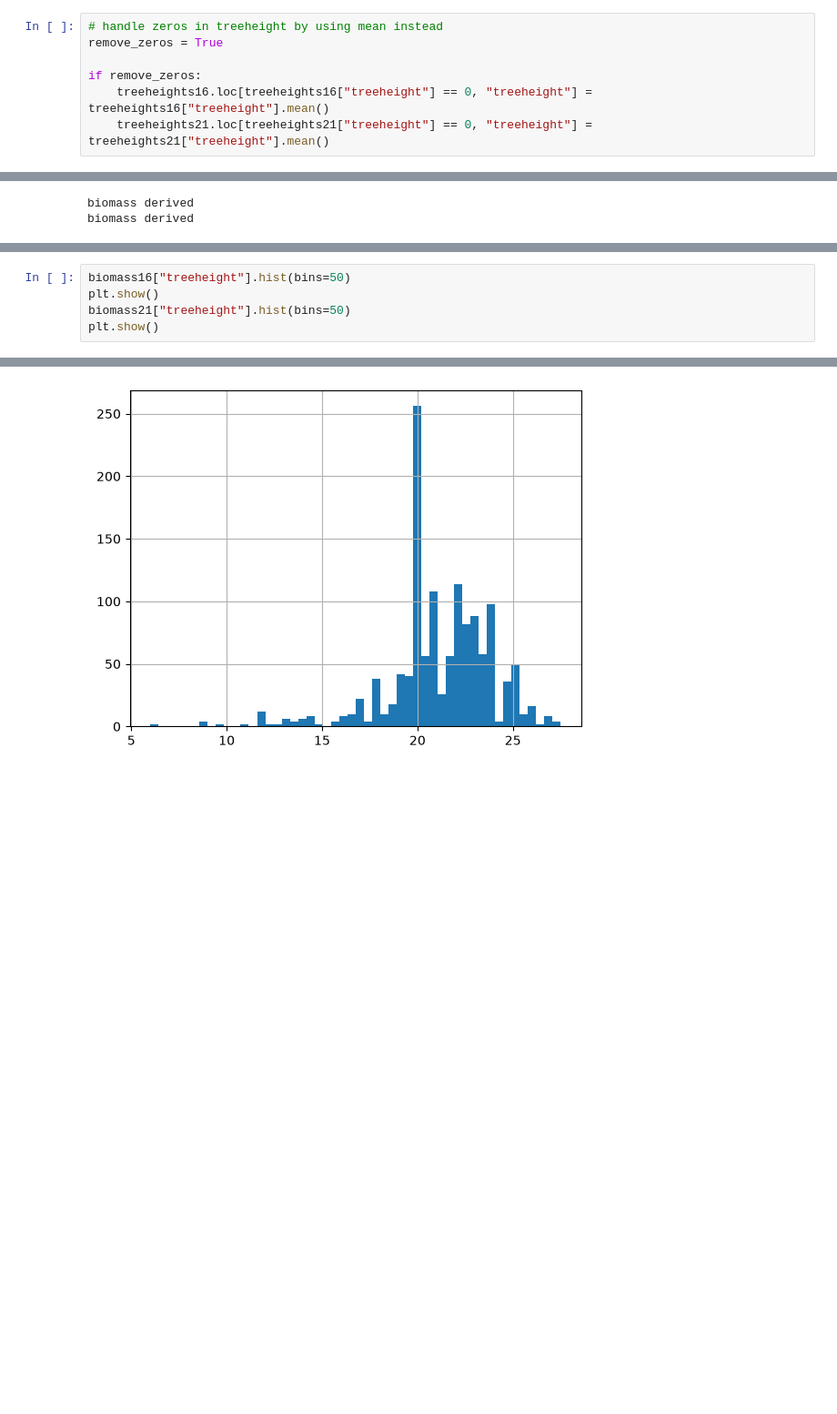
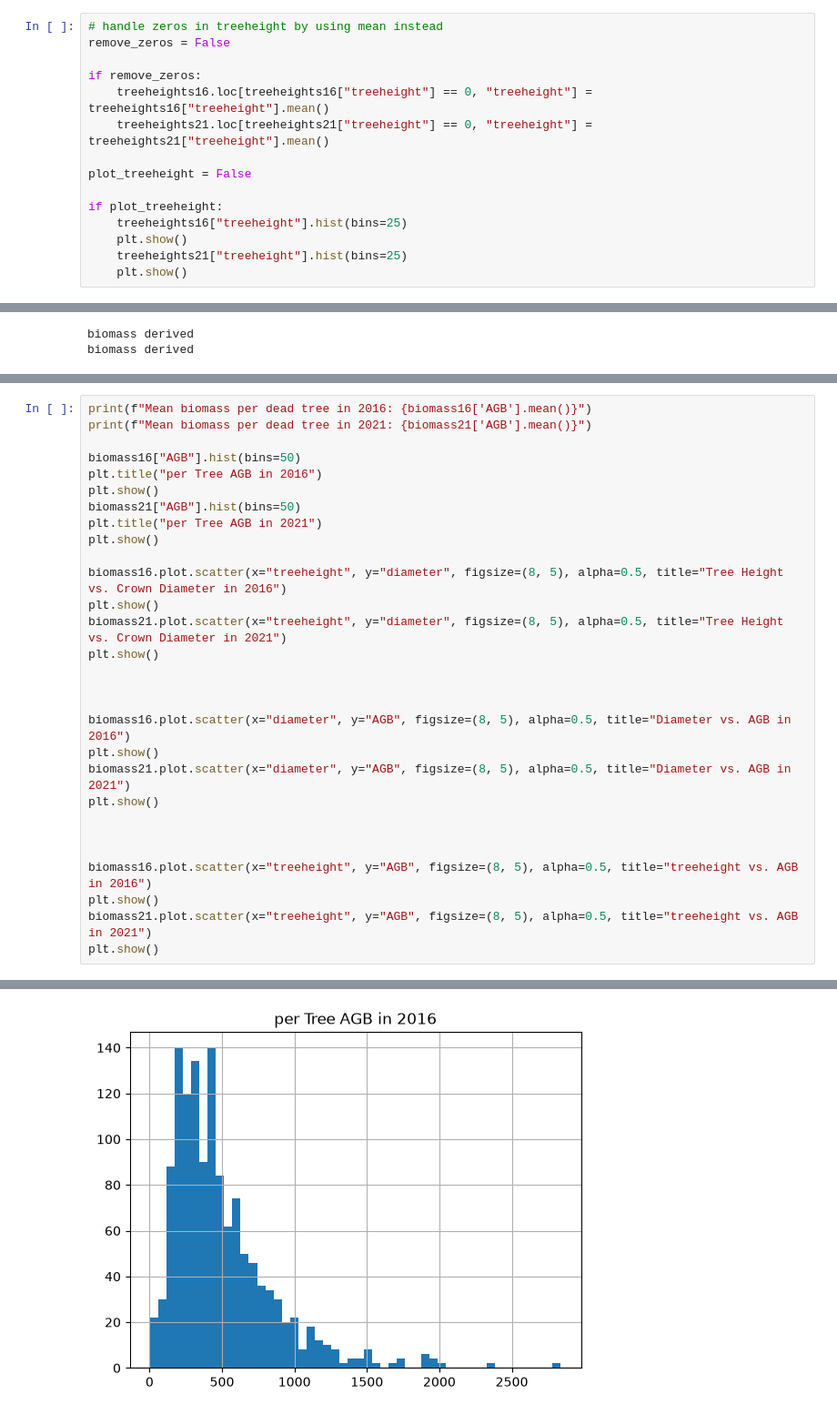
Before and after one commit to milesberberich/BiomassEstimation, a Jupyter notebook: analysis.ipynb, the cells around one changed output, grey strips where cells are left out. Shown at 91% size. Drawn from its saved outputs; the diff is of its cells as text; blank space fills up the shorter version.

Commit message:
added a plot section to analysis

```diff
--- a/analysis.ipynb
+++ b/analysis.ipynb
@@ -40,7 +42,15 @@ Die Daten beginnen erst 2017, daher benutze ich jetzt die Daten aus 2017
 # %%
 # handle zeros in treeheight by using mean instead
-remove_zeros = True
+remove_zeros = False
 
 if remove_zeros:
     treeheights16.loc[treeheights16["treeheight"] == 0, "treeheight"] = treeheights16["treeheight"].mean()
     treeheights21.loc[treeheights21["treeheight"] == 0, "treeheight"] = treeheights21["treeheight"].mean()
+
+plot_treeheight = False
+
+if plot_treeheight:
+    treeheights16["treeheight"].hist(bins=25)
+    plt.show()
+    treeheights21["treeheight"].hist(bins=25)
+    plt.show()
@@ -63,6 +67,30 @@ biomass derived
 # %%
-biomass16["treeheight"].hist(bins=50)
+print(f"Mean biomass per dead tree in 2016: {biomass16['AGB'].mean()}")
+print(f"Mean biomass per dead tree in 2021: {biomass21['AGB'].mean()}")
+
+biomass16["AGB"].hist(bins=50)
+plt.title("per Tree AGB in 2016")
 plt.show()
-biomass21["treeheight"].hist(bins=50)
+biomass21["AGB"].hist(bins=50)
+plt.title("per Tree AGB in 2021")
 plt.show()
+
+biomass16.plot.scatter(x="treeheight", y="diameter", figsize=(8, 5), alpha=0.5, title="Tree Height vs. Crown Diameter in 2016")
+plt.show()
+biomass21.plot.scatter(x="treeheight", y="diameter", figsize=(8, 5), alpha=0.5, title="Tree Height vs. Crown Diameter in 2021")
+plt.show()
+
+
+
+biomass16.plot.scatter(x="diameter", y="AGB", figsize=(8, 5), alpha=0.5, title="Diameter vs. AGB in 2016")
+plt.show()
+biomass21.plot.scatter(x="diameter", y="AGB", figsize=(8, 5), alpha=0.5, title="Diameter vs. AGB in 2021")
+plt.show()
+
+
+
+biomass16.plot.scatter(x="treeheight", y="AGB", figsize=(8, 5), alpha=0.5, title="treeheight vs. AGB in 2016")
+plt.show()
+biomass21.plot.scatter(x="treeheight", y="AGB", figsize=(8, 5), alpha=0.5, title="treeheight vs. AGB in 2021")
+plt.show()
 # %% [output]
@@ -69 +99 @@ plt.show()
-[figure, old version]
+[figure, new version]
```
Also changed, not shown: parts of 4 cells of this notebook, 2 other files.
